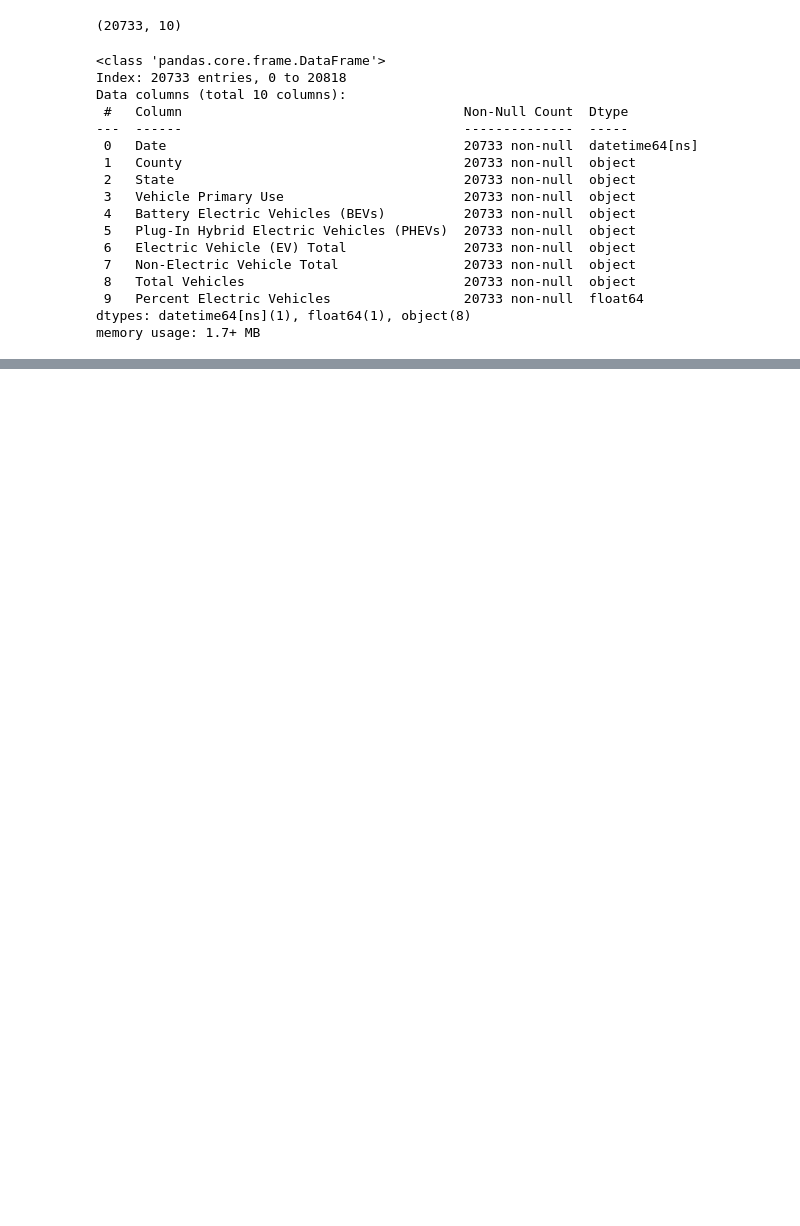
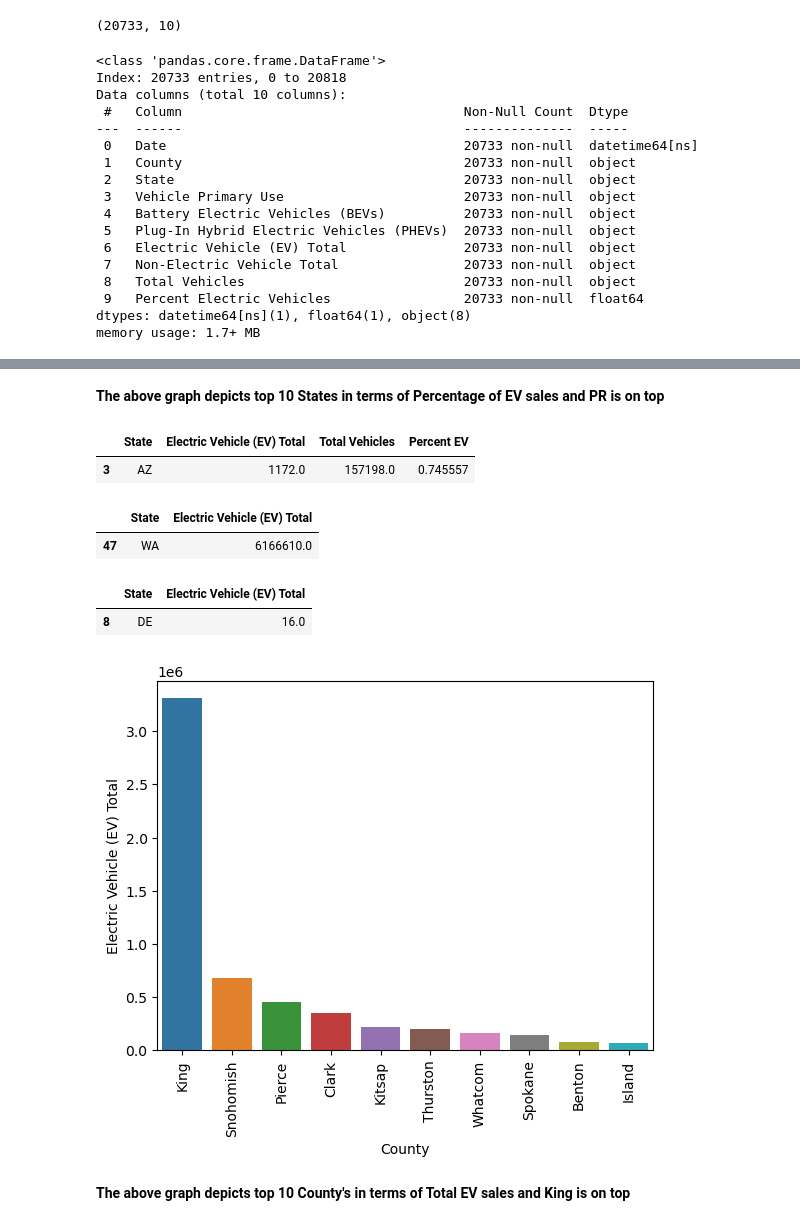
Before and after one commit to Clatt79928/electric-vehicle_datascience, a Jupyter notebook: jupyter_notebook/electric_vehicles.ipynb, the cells around one changed output, grey strips where cells are left out. Cells and saved outputs as stored; diff of their text form; code cells hidden in the pictures; blank space fills up the shorter version.

```diff
--- a/jupyter_notebook/electric_vehicles.ipynb
+++ b/jupyter_notebook/electric_vehicles.ipynb
@@ -100,0 +107,7 @@ memory usage: 1.7+ MB
+# %%
+df['Plug-In Hybrid Electric Vehicles (PHEVs)'] = df['Plug-In Hybrid Electric Vehicles (PHEVs)'].astype(str)
+df['Plug-In Hybrid Electric Vehicles (PHEVs)'] = df['Plug-In Hybrid Electric Vehicles (PHEVs)'].str.replace(',','')
+df['Plug-In Hybrid Electric Vehicles (PHEVs)'] = df['Plug-In Hybrid Electric Vehicles (PHEVs)'].astype('float')
+# %%
+df['Non-Electric Vehicle Total'] = df['Non-Electric Vehicle Total'].str.replace(',','')
+df['Non-Electric Vehicle Total'] = df['Non-Electric Vehicle Total'].astype('float')
@@ -100,0 +157,7 @@ memory usage: 1.7+ MB
+# %% [markdown]
+**The above graph depicts top 10 States in terms of Percentage of EV sales and PR is on top**
+# %%
+top_ten.tail(1) # check for lowest EV sale percentage
+# %% [output]
+|  | State | Electric Vehicle (EV) Total | Total Vehicles | Percent EV |
+| 3 | AZ | 1172.0 | 157198.0 | 0.745557 |
@@ -100,0 +166,20 @@ memory usage: 1.7+ MB
+# %%
+top_ten_sales.head(1) # state with highest EV sale
+# %% [output]
+|  | State | Electric Vehicle (EV) Total |
+| 47 | WA | 6166610.0 |
+# %%
+top_ten_sales.tail(1)# state with lowest EV sale
+# %% [output]
+|  | State | Electric Vehicle (EV) Total |
+| 8 | DE | 16.0 |
+# %%
+county_top_ten = df.groupby('County',as_index = False)['Electric Vehicle (EV) Total'].sum().sort_values('Electric Vehicle (EV) Total',ascending=False)
+# %%
+sns.barplot(x='County', y= 'Electric Vehicle (EV) Total', data=county_top_ten.head(10))
+plt.xticks(rotation=90)
+plt.show()
+# %% [output]
+[figure, added]
+# %% [markdown]
+**The above graph depicts top 10 County's in terms of Total EV sales and King is on top**
```
Also changed, not shown: parts of 18 cells of this notebook.
